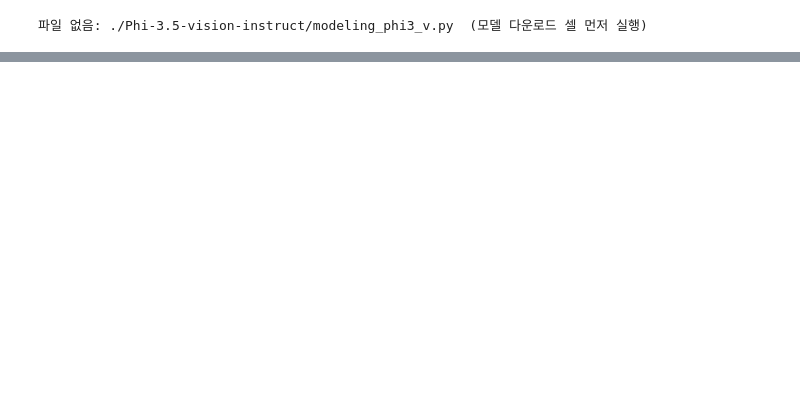
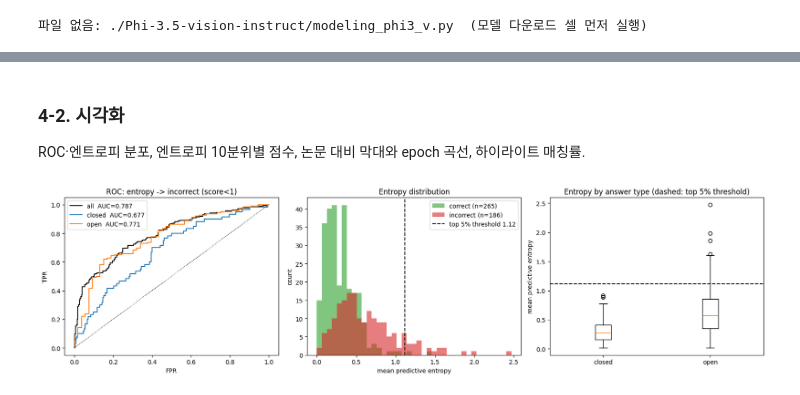
Before and after one commit to MinseongKim-dev/Expert-CFG, a Jupyter notebook: VQA_RAD_cfg_reproduction.ipynb, the cells around one changed output, grey strips where cells are left out. Saved outputs shown, nothing was run; the diff lists cells and outputs as text; code cells hidden in the pictures; blank space fills up the shorter version.

```diff
--- a/VQA_RAD_cfg_reproduction.ipynb
+++ b/VQA_RAD_cfg_reproduction.ipynb
@@ -742,0 +934,16 @@ VQA-RAD 전체 CFG 평가는 약 30-60분 소요 (A100 기준).
+# %%
+# ── 엔트로피 요약표 (All / OPEN / CLOSED 별 평균·중앙값·상위 5% 임계값·최댓값) ────────────────────────────
+import json, numpy as np
+if 'RESULT_BASE' not in globals():
+    RESULT_BASE = f'/content/drive/MyDrive/expert_cfg/vqarad_{_tag}_test.json'
+_r = [x for x in json.load(open(RESULT_BASE)) if 'entropy' in x]
+_g = {'All': np.array([x['entropy'] for x in _r]),
+      'OPEN': np.array([x['entropy'] for x in _r if x['answer_type'] == 'OPEN']),
+      'CLOSED': np.array([x['entropy'] for x in _r if x['answer_type'] == 'CLOSED'])}
+_thr_all = np.percentile(_g['All'], 95)
+print('===== RESULT (이 블록만 복사해 주세요) =====')
+print(f"{'':26s}" + ''.join(f"{k + ' (' + str(len(v)) + ')':>14s}" for k, v in _g.items()))
+for name, f in [('Mean', np.mean), ('Median', np.median), ('Top-5% threshold (95th pct)', lambda v: np.percentile(v, 95)), ('Max', np.max)]:
+    print(f'{name:26s}' + ''.join(f'{f(v):14.3f}' for v in _g.values()))
+print(f"{'#> overall threshold':26s}" + ''.join(f'{int((v > _thr_all).sum()):14d}' for v in _g.values()) + f'   (overall threshold = {_thr_all:.3f})')
+print('===========================================')
@@ -742,0 +1012,39 @@ VQA-RAD 전체 CFG 평가는 약 30-60분 소요 (A100 기준).
+# %% [markdown]
+### 4-2. 시각화
+
+ROC·엔트로피 분포, 엔트로피 10분위별 점수, 논문 대비 막대와 epoch 곡선, 하이라이트 매칭률.
+# %%
+# ── 시각화: ROC 곡선과 엔트로피 분포 (바로 위 AUC 셀을 먼저 실행: _ent, _sc, _tp, _recs 사용) ──────────────────
+import matplotlib.pyplot as plt
+from sklearn.metrics import roc_curve
+
+fig, ax = plt.subplots(1, 3, figsize=(17, 4.6))
+
+# 1) ROC (오답 = 점수 < 1)
+_wrong = _sc < 1
+for g, m, col in [('all', np.ones(len(_recs), bool), 'k'), ('closed', _tp == 'CLOSED', 'tab:blue'), ('open', _tp == 'OPEN', 'tab:orange')]:
+    y = _wrong[m].astype(int)
+    if y.min() == y.max():
+        continue
+    fpr, tpr, _ = roc_curve(y, _ent[m])
+    ax[0].plot(fpr, tpr, color=col, label=f'{g}  AUC={roc_auc_score(y, _ent[m]):.3f}')
+ax[0].plot([0, 1], [0, 1], 'k:', lw=1)
+ax[0].set(title='ROC: entropy -> incorrect (score<1)', xlabel='FPR', ylabel='TPR'); ax[0].legend()
+
+# 2) 엔트로피 분포: 정답/오답
+_bins = np.linspace(0, _ent.max(), 40)
+ax[1].hist(_ent[~_wrong], bins=_bins, alpha=0.6, label=f'correct (n={int((~_wrong).sum())})', color='tab:green')
+ax[1].hist(_ent[_wrong], bins=_bins, alpha=0.6, label=f'incorrect (n={int(_wrong.sum())})', color='tab:red')
+_thr = np.percentile(_ent, 95)
+ax[1].axvline(_thr, color='k', ls='--', label=f'top 5% threshold {_thr:.2f}')
+ax[1].set(title='Entropy distribution', xlabel='mean predictive entropy', ylabel='count'); ax[1].legend()
+
+# 3) answer_type 별 엔트로피
+ax[2].boxplot([_ent[_tp == 'CLOSED'], _ent[_tp == 'OPEN']], labels=['closed', 'open'], showfliers=True)
+ax[2].axhline(_thr, color='k', ls='--')
+ax[2].set(title='Entropy by answer type (dashed: top 5% threshold)', ylabel='mean predictive entropy')
+
+plt.tight_layout()
+plt.show()
+# %% [output]
+[figure, added]
```
Also changed, not shown: parts of 44 cells of this notebook, 2 other files.
